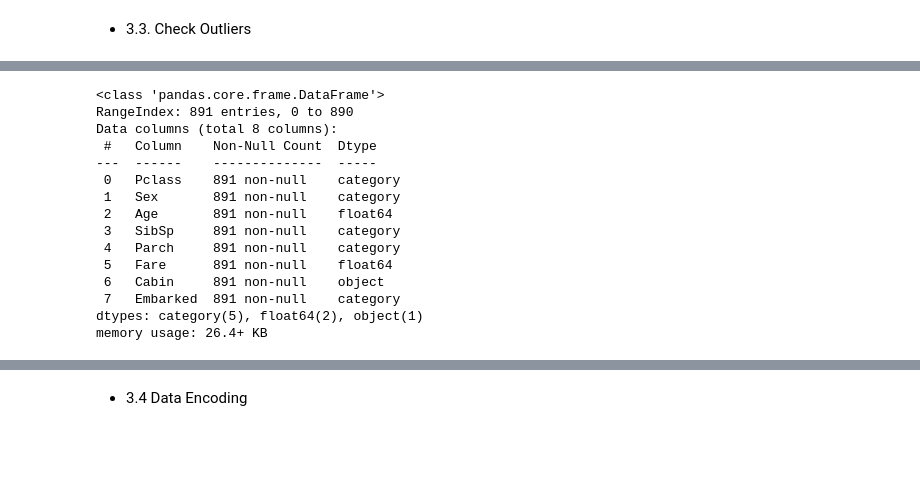
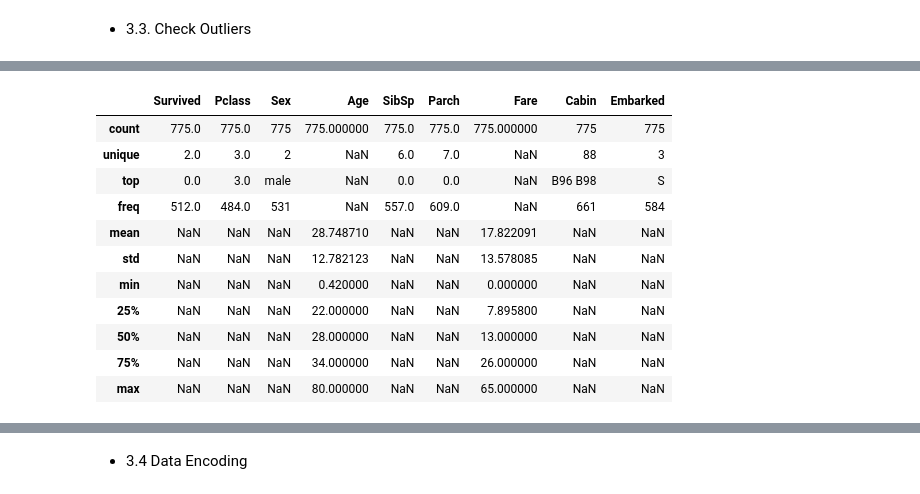
Before and after one commit to DoanDucThang0805/Starting-Data-Science, a Jupyter notebook: Titanic_project/titanic.ipynb, the cells around one changed output, grey strips where cells are left out. Saved outputs shown, nothing was run; the diff lists cells and outputs as text; code cells hidden in the pictures; blank space fills up the shorter version.

```diff
--- a/Titanic_project/titanic.ipynb
+++ b/Titanic_project/titanic.ipynb
@@ -254 +272,16 @@ memory usage: 27.4+ KB
+# %%
+df_iqr.describe(include = "all")
+# %% [output]
+|  | Survived | Pclass | Sex | Age | SibSp | Parch | Fare | Cabin | Embarked |
+| count | 775.0 | 775.0 | 775 | 775.000000 | 775.0 | 775.0 | 775.000000 | 775 | 775 |
+| unique | 2.0 | 3.0 | 2 | NaN | 6.0 | 7.0 | NaN | 88 | 3 |
+| top | 0.0 | 3.0 | male | NaN | 0.0 | 0.0 | NaN | B96 B98 | S |
+| freq | 512.0 | 484.0 | 531 | NaN | 557.0 | 609.0 | NaN | 661 | 584 |
+| mean | NaN | NaN | NaN | 28.748710 | NaN | NaN | 17.822091 | NaN | NaN |
+| std | NaN | NaN | NaN | 12.782123 | NaN | NaN | 13.578085 | NaN | NaN |
+| min | NaN | NaN | NaN | 0.420000 | NaN | NaN | 0.000000 | NaN | NaN |
+| 25% | NaN | NaN | NaN | 22.000000 | NaN | NaN | 7.895800 | NaN | NaN |
+| 50% | NaN | NaN | NaN | 28.000000 | NaN | NaN | 13.000000 | NaN | NaN |
+| 75% | NaN | NaN | NaN | 34.000000 | NaN | NaN | 26.000000 | NaN | NaN |
+| max | NaN | NaN | NaN | 80.000000 | NaN | NaN | 65.000000 | NaN | NaN |
 # %%
@@ -258,18 +289,0 @@ y = df_train_2["Survived"]
-# %%
-x.info()
-# %% [output]
-<class 'pandas.core.frame.DataFrame'>
-RangeIndex: 891 entries, 0 to 890
-Data columns (total 8 columns):
- #   Column    Non-Null Count  Dtype
----  ------    --------------  -----
- 0   Pclass    891 non-null    category
- 1   Sex       891 non-null    category
- 2   Age       891 non-null    float64
- 3   SibSp     891 non-null    category
- 4   Parch     891 non-null    category
- 5   Fare      891 non-null    float64
- 6   Cabin     891 non-null    object
- 7   Embarked  891 non-null    category
-dtypes: category(5), float64(2), object(1)
-memory usage: 26.4+ KB
```
Also changed, not shown: parts of 25 cells of this notebook.
